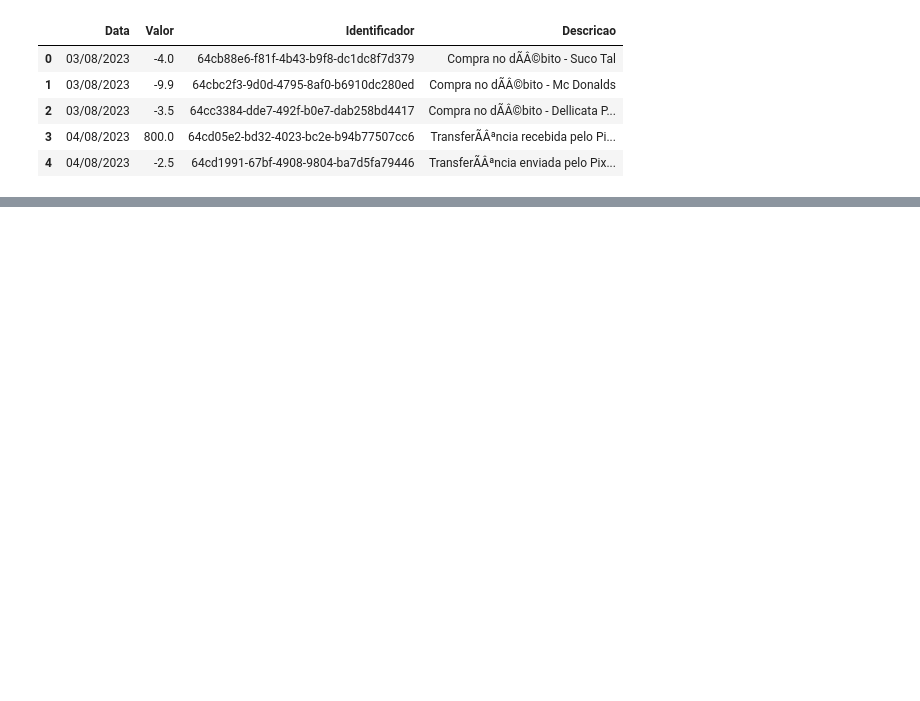
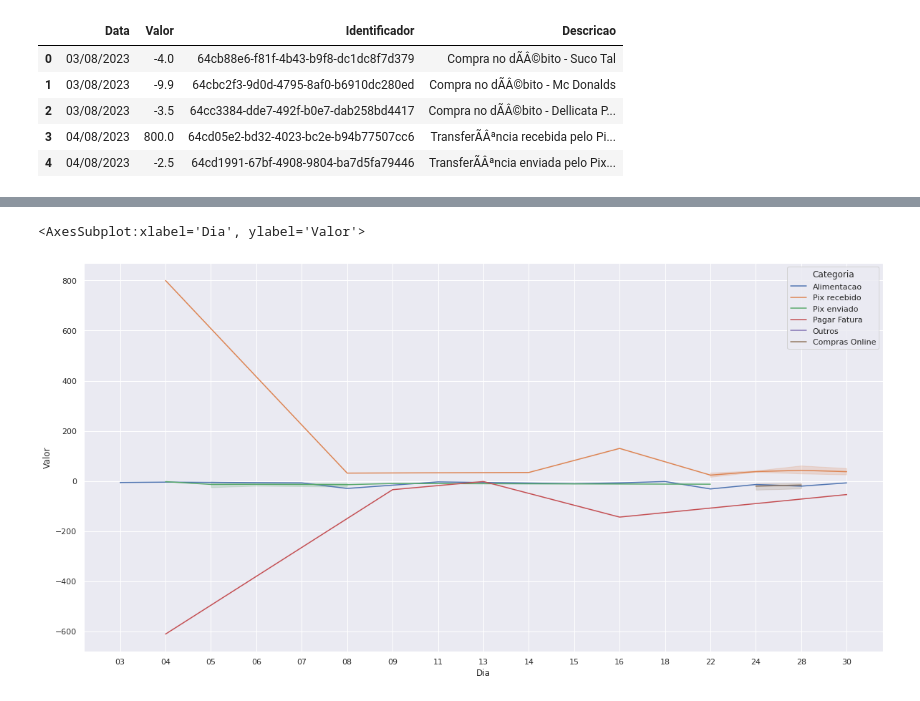
Before and after one commit to joaobizzo/nubank_controle_gastos, a Jupyter notebook: main.ipynb, the cells around one changed output, grey strips where cells are left out. Cells and saved outputs as stored; diff of their text form; code cells hidden in the pictures; blank space fills up the shorter version.

```diff
--- a/main.ipynb
+++ b/main.ipynb
@@ -131,0 +92,13 @@ JSON file saved as 'output.json'
+# %%
+# remover temporariamente outliers, com valor > 500 ou < -500
+
+
+
+# ver gastos ao longo do tempo
+import seaborn as sns
+sns.set_theme(style="darkgrid")
+sns.set(rc={'figure.figsize':(20,10)})
+sns.lineplot(x="Dia", y="Valor", data=df, hue="Categoria")
+# %% [output]
+<AxesSubplot:xlabel='Dia', ylabel='Valor'>
+[figure, added]
```
Also changed, not shown: parts of 10 cells of this notebook.
